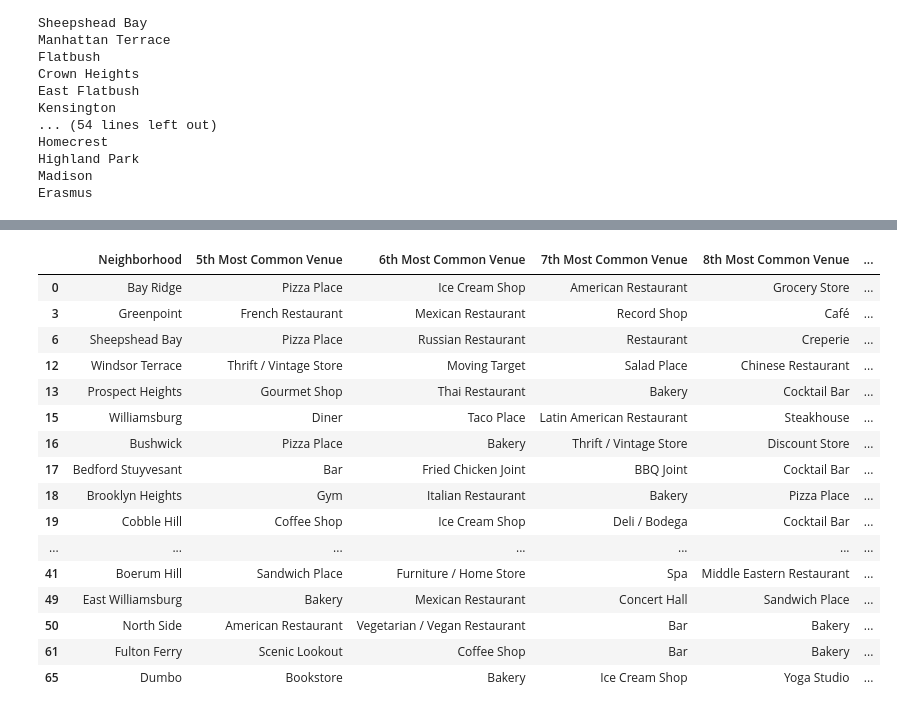
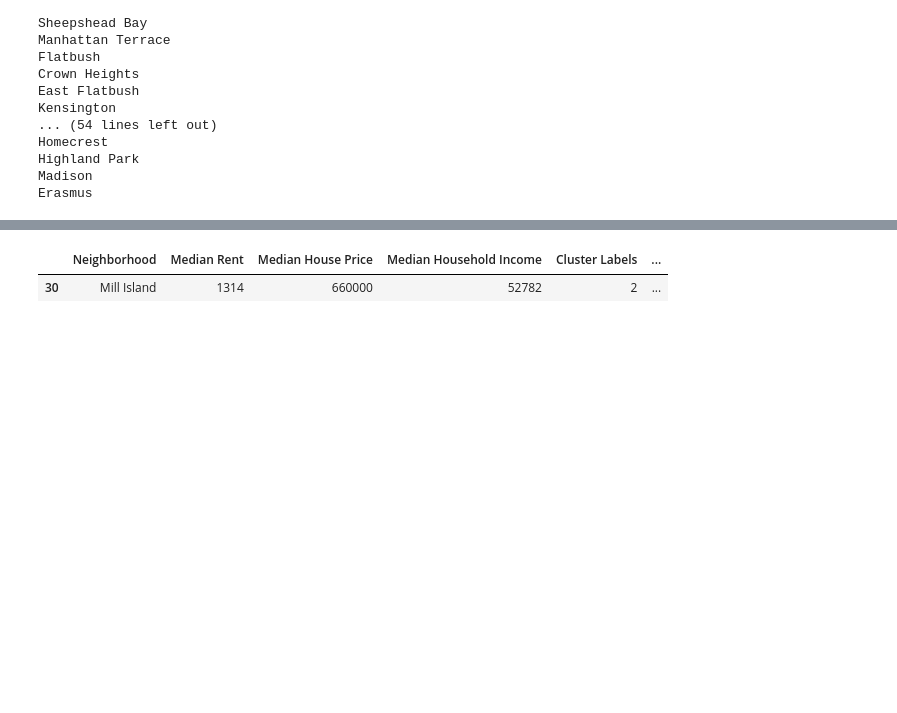
Before and after one commit to gongadzem/Coursera_Capstone, a Jupyter notebook: FinalProject.ipynb, the cells around one changed output, grey strips where cells are left out. Saved outputs shown, nothing was run; the diff lists cells and outputs as text; code cells hidden in the pictures; blank space fills up the shorter version.

```diff
--- a/FinalProject.ipynb
+++ b/FinalProject.ipynb
@@ -157,3 +175,27 @@ for lat, lng, borough, neighborhood in zip(neighborhoods['Latitude'], neighborho
 map_newyork
 # %% [output]
 [interactive output not drawn]
+# %%
+
+import types
+import pandas as pd
+from botocore.client import Config
+import ibm_boto3
+
+def __iter__(self): return 0
+
+# @hidden_cell
+# The following code accesses a file in your IBM Cloud Object Storage. It includes your credentials.
+# You might want to remove those credentials before you share the notebook.
+client_20bf5a8a14754c9eab678f711c23d2e8 = ibm_boto3.client(service_name='s3',
+    ibm_api_key_id='sZLSFbXTvhISoSMF45TjtWKEg-vxrNmGxJpX4WPPbYAy',
+    ibm_auth_endpoint="https://iam.ng.bluemix.net/oidc/token",
+    config=Config(signature_version='oauth'),
+    endpoint_url='https://s3-api.us-geo.objectstorage.service.networklayer.com')
+
+body = client_20bf5a8a14754c9eab678f711c23d2e8.get_object(Bucket='capstone3-donotdelete-pr-4oo2iaavymxttd',Key='brooklyn1.csv')['Body']
+# add missing __iter__ method, so pandas accepts body as file-like object
+if not hasattr(body, "__iter__"): body.__iter__ = types.MethodType( __iter__, body )
+
+df_data_2 = pd.read_csv(body)
+df_data_2.head()
@@ -160,4 +209,5 @@ map_newyork
 # %%
 brooklyn_data = neighborhoods[neighborhoods['Borough'] == 'Brooklyn'].reset_index(drop=True)
+brooklyn_data = pd.concat([brooklyn_data, df_data_2], axis=1)
 brooklyn_data.head()
 # %% [output]
@@ -225,7 +275,7 @@ print('Latitude and longitude values of {} are {}, {}.'.format(neighborhood_name
 # %% [output]
 Latitude and longitude values of Bay Ridge are 40.625801065010656, -74.03062069353813.
 # %%
-LIMIT = 100 # limit of number of venues returned by Foursquare API
+LIMIT = 1000 # limit of number of venues returned by Foursquare API
 
 radius = 500 # define radius
 
@@ -574,5 +625,6 @@ brooklyn_merged.head() # check the last columns!
 # %%
-brooklyn_merged=brooklyn_merged.drop(51)
+#brooklyn_merged=brooklyn_merged.drop(51)
+#brooklyn_merged
 # %%
 # create map
 
@@ -613,21 +680,6 @@ brooklyn_merged.loc[brooklyn_merged['Cluster Labels'] == 1, brooklyn_merged.colu
 # %%
-brooklyn_merged.loc[brooklyn_merged['Cluster Labels'] == 2, brooklyn_merged.columns[[1] + list(range(9, brooklyn_merged.shape[1]))]]
+brooklyn_merged.loc[brooklyn_merged['Cluster Labels'] == 2, brooklyn_merged.columns[[1] + list(range(4, brooklyn_merged.shape[1]))]]
 # %% [output]
-|  | Neighborhood | 5th Most Common Venue | 6th Most Common Venue | 7th Most Common Venue | 8th Most Common Venue | ... |
-| 0 | Bay Ridge | Pizza Place | Ice Cream Shop | American Restaurant | Grocery Store | ... |
-| 3 | Greenpoint | French Restaurant | Mexican Restaurant | Record Shop | Café | ... |
-| 6 | Sheepshead Bay | Pizza Place | Russian Restaurant | Restaurant | Creperie | ... |
-| 12 | Windsor Terrace | Thrift / Vintage Store | Moving Target | Salad Place | Chinese Restaurant | ... |
-| 13 | Prospect Heights | Gourmet Shop | Thai Restaurant | Bakery | Cocktail Bar | ... |
-| 15 | Williamsburg | Diner | Taco Place | Latin American Restaurant | Steakhouse | ... |
-| 16 | Bushwick | Pizza Place | Bakery | Thrift / Vintage Store | Discount Store | ... |
-| 17 | Bedford Stuyvesant | Bar | Fried Chicken Joint | BBQ Joint | Cocktail Bar | ... |
-| 18 | Brooklyn Heights | Gym | Italian Restaurant | Bakery | Pizza Place | ... |
-| 19 | Cobble Hill | Coffee Shop | Ice Cream Shop | Deli / Bodega | Cocktail Bar | ... |
-| ... | ... | ... | ... | ... | ... | ... |
-| 41 | Boerum Hill | Sandwich Place | Furniture / Home Store | Spa | Middle Eastern Restaurant | ... |
-| 49 | East Williamsburg | Bakery | Mexican Restaurant | Concert Hall | Sandwich Place | ... |
-| 50 | North Side | American Restaurant | Vegetarian / Vegan Restaurant | Bar | Bakery | ... |
-| 61 | Fulton Ferry | Scenic Lookout | Coffee Shop | Bar | Bakery | ... |
-| 65 | Dumbo | Bookstore | Bakery | Ice Cream Shop | Yoga Studio | ... |
+|  | Neighborhood | Median Rent | Median House Price | Median Household Income | Cluster Labels | ... |
+| 30 | Mill Island | 1314 | 660000 | 52782 | 2 | ... |
 # %%
```
Also changed, not shown: parts of 38 cells of this notebook.
